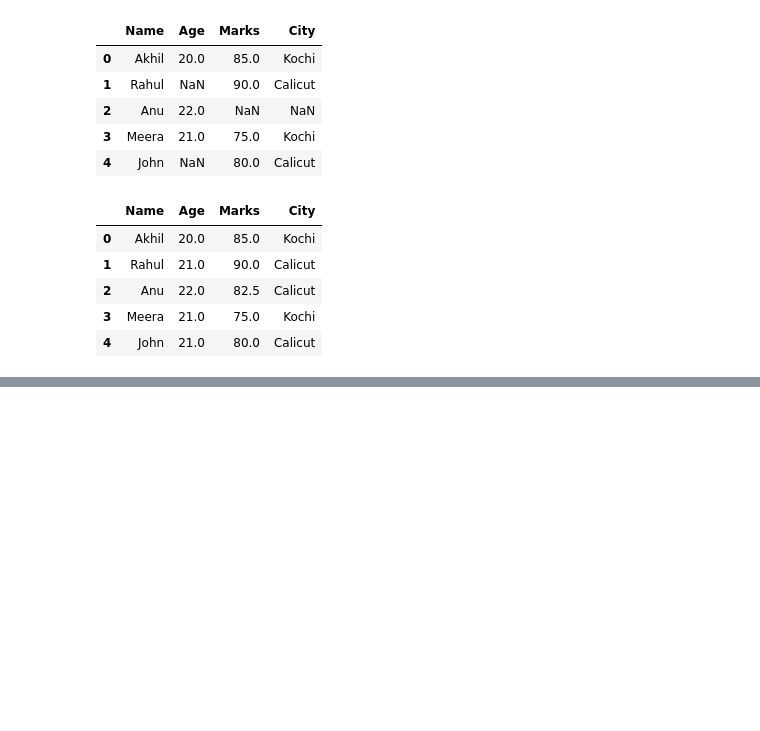
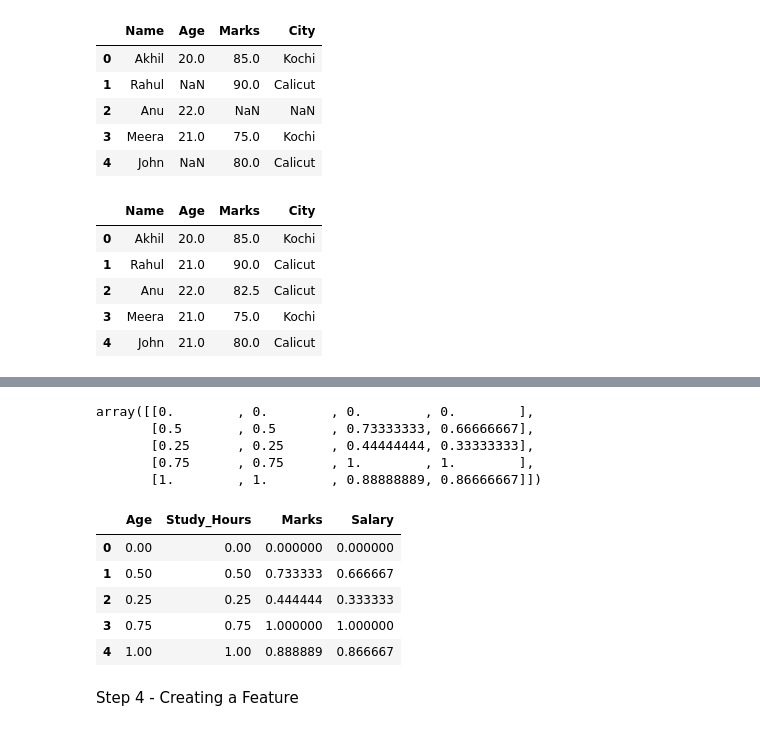
Before and after one commit to skarchana-ai/Machine-Learning, a Jupyter notebook: Feature_Engineering.ipynb, the cells around one changed output, grey strips where cells are left out. Cells and saved outputs as stored; diff of their text form; code cells hidden in the pictures; blank space fills up the shorter version.

```diff
--- a/Feature_Engineering.ipynb
+++ b/Feature_Engineering.ipynb
@@ -68,0 +151,37 @@ df
+# %%
+from sklearn.preprocessing import StandardScaler
+
+#Create StandardScaler object
+scaler=StandardScaler()
+
+#Select numerical columns
+columns =['Age','Study_Hours','Marks','Salary']
+
+#Apply Standardization
+Scaled_data=scaler.fit_transform(df[columns])
+# %%
+scaled_data
+# %% [output]
+array([[0.        , 0.        , 0.        , 0.        ],
+       [0.5       , 0.5       , 0.73333333, 0.66666667],
+       [0.25      , 0.25      , 0.44444444, 0.33333333],
+       [0.75      , 0.75      , 1.        , 1.        ],
+       [1.        , 1.        , 0.88888889, 0.86666667]])
+# %%
+#convert result into DataFrame
+
+standard_df=pd.DataFrame(
+    scaled_data,
+    columns=columns
+)
+# %%
+standard_df
+# %% [output]
+|  | Age | Study_Hours | Marks | Salary |
+| 0 | 0.00 | 0.00 | 0.000000 | 0.000000 |
+| 1 | 0.50 | 0.50 | 0.733333 | 0.666667 |
+| 2 | 0.25 | 0.25 | 0.444444 | 0.333333 |
+| 3 | 0.75 | 0.75 | 1.000000 | 1.000000 |
+| 4 | 1.00 | 1.00 | 0.888889 | 0.866667 |
+# %% [markdown]
+Step 4 - Creating a Feature
```
Also changed, not shown: parts of 13 cells of this notebook.
